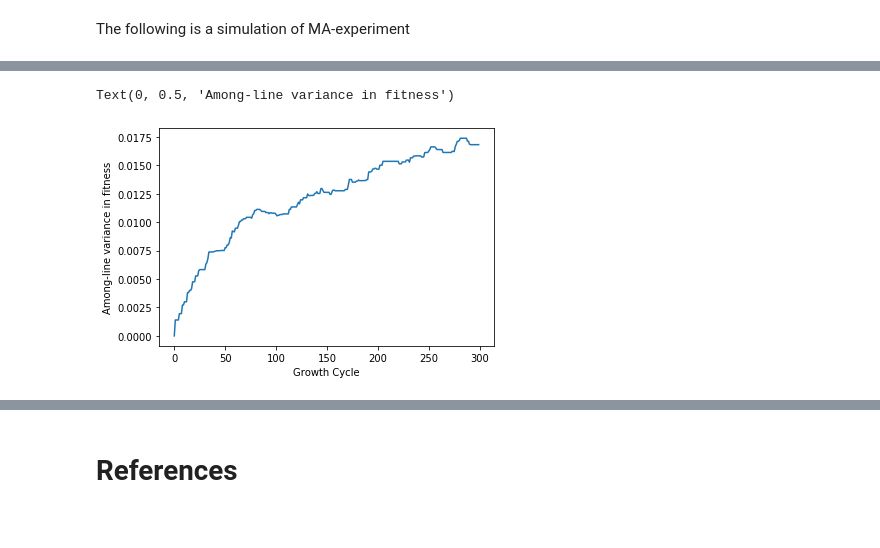
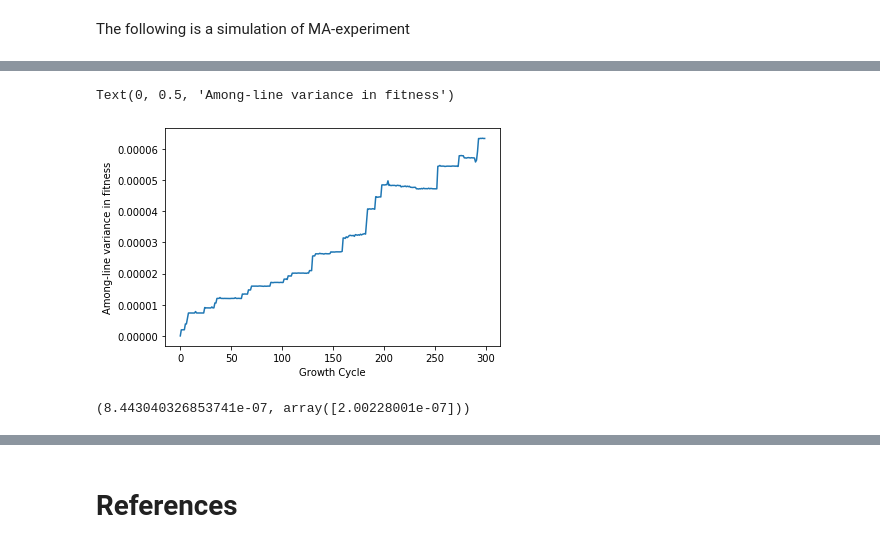
Before and after one commit to dashabykova/GenomeEvolutionCourse, a Jupyter notebook: Simulations.ipynb, the cells around one changed output, grey strips where cells are left out. Cells and saved outputs as stored; diff of their text form; code cells hidden in the pictures.

```diff
--- a/Simulations.ipynb
+++ b/Simulations.ipynb
@@ -223,15 +308,26 @@ nLines = 50
 #Number of growth cycles (300 cycles in the original paper)
 nGrowthCyc = 300
 #Number of cell divisions per cycle (25 in the original paper)
-nDivPerCyc = 10
+nDivPerCyc = 25
+# %%
+mu = 1e-4
+s = 0.01
 # %%
+%%time
 experiment_results = []
+average_muts = []
+mut_freq = []
 #we run a separate experiment for each line and remember the fitness measurements
 for line in tqdm(range(nLines)):
-    exp = experiment()
-    exp.evolve(nGrowthCyc=300, nDivPerCyc=10)
+    exp = experiment(mu=mu, s=s)
+    exp.evolve(nGrowthCyc=300, nDivPerCyc=nDivPerCyc)
     #we save fitness measurements for each line at each growth cycle
     experiment_results.append(exp.gc_fitness)
+    #save genotypes numbers
+    #line_genotypes[line] = exp.genotypes_history
+    average_muts.append(exp.genotypes_history)
+    mut_freq.append(exp.genotypes_freq)
 experiment_results = np.array(experiment_results)
+average_muts = np.array(average_muts)
 # %% [output]
 [interactive output not drawn]
@@ -252,9 +367,9 @@ Text(0, 0.5, 'Mean relative fitness')
 # %%
 #Variance in fitness among lines per growth cycle
 fig, ax = plt.subplots(figsize=(6, 4))
-plt.plot(np.arange(nGrowthCyc), experiment_results.std(axis=0))
+plt.plot(np.arange(nGrowthCyc), experiment_results.std(axis=0)**2)
 ax.set_xlabel('Growth Cycle')
 ax.set_ylabel('Among-line variance in fitness')
 # %% [output]
 Text(0, 0.5, 'Among-line variance in fitness')
-[figure, old version]
+[figure, new version]
@@ -262,0 +376,9 @@ Text(0, 0.5, 'Among-line variance in fitness')
+# %%
+model = LinearRegression()
+x = np.arange(nGrowthCyc)
+y = experiment_results.std(axis=0)**2
+model.fit(x.reshape(-1, 1), y)
+V = model.coef_
+model.intercept_ , model.coef_
+# %% [output]
+(8.443040326853741e-07, array([2.00228001e-07]))
```
Also changed, not shown: parts of 95 cells of this notebook.
